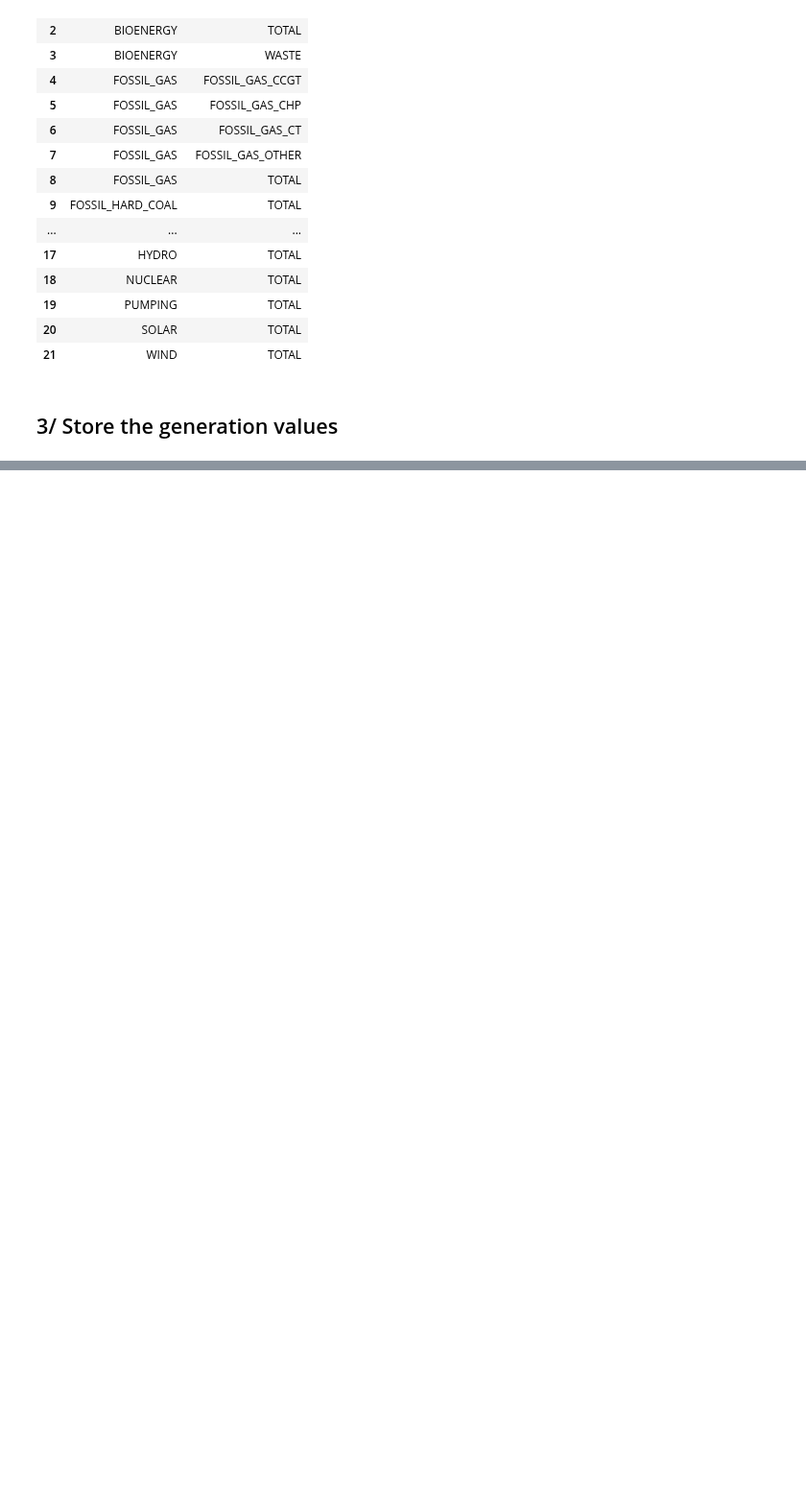
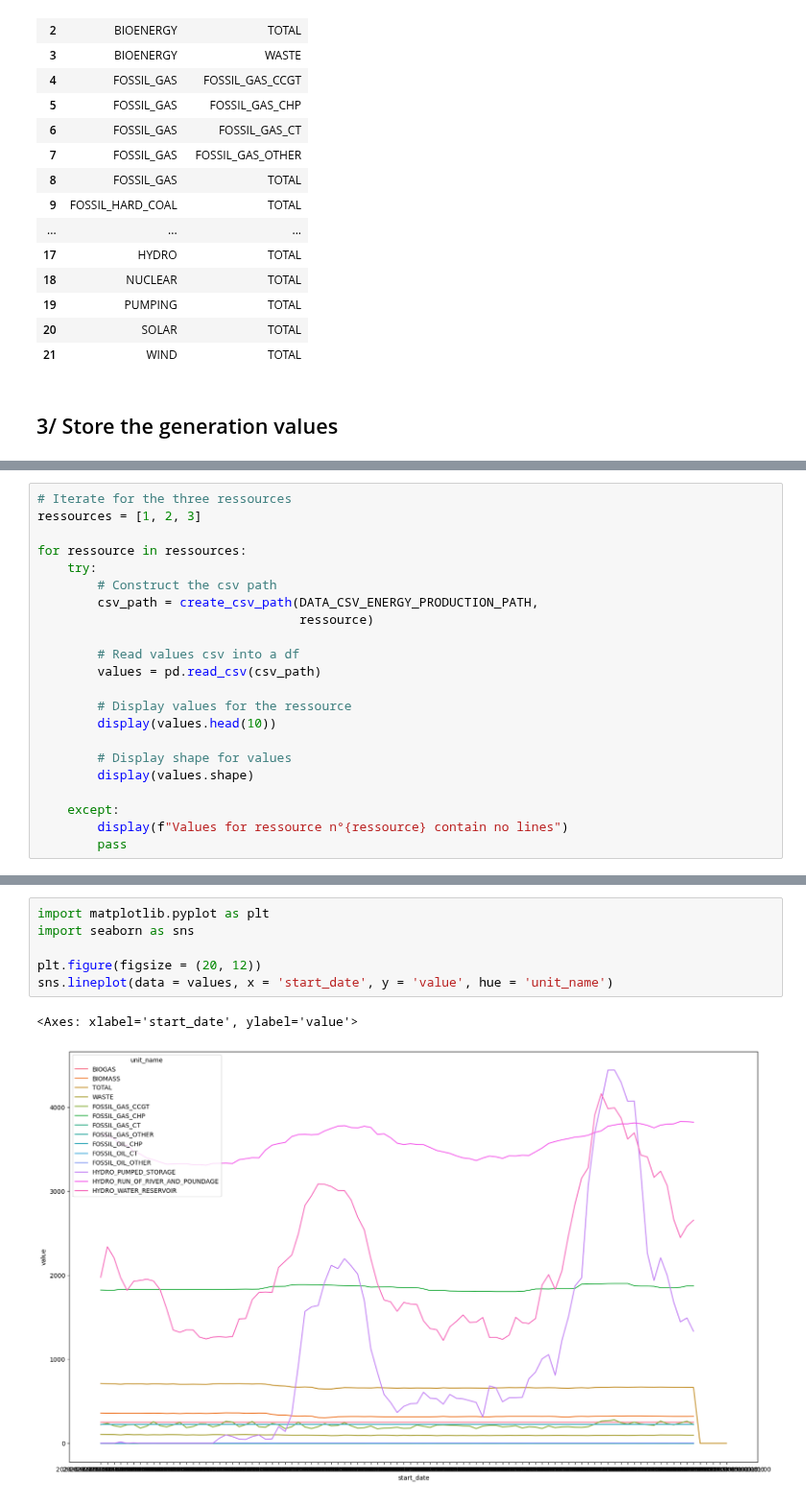
Before and after one commit to DridrM/renewable-energy-forecast, a Jupyter notebook: notebooks/store_data.ipynb, the cells around one changed output, grey strips where cells are left out. Shown at 96% size. Drawn from its saved outputs; the diff is of its cells as text; blank space fills up the shorter version.

Commit message:
Test store_data for the generation values

```diff
--- a/notebooks/store_data.ipynb
+++ b/notebooks/store_data.ipynb
@@ -118,0 +205,22 @@ for ressource in ressources:
+# %%
+# Iterate for the three ressources
+ressources = [1, 2, 3]
+
+for ressource in ressources:
+    try:
+        # Construct the csv path
+        csv_path = create_csv_path(DATA_CSV_ENERGY_PRODUCTION_PATH,
+                                   ressource)
+
+        # Read values csv into a df
+        values = pd.read_csv(csv_path)
+
+        # Display values for the ressource
+        display(values.head(10))
+
+        # Display shape for values
+        display(values.shape)
+
+    except:
+        display(f"Values for ressource n°{ressource} contain no lines")
+        pass
@@ -118,0 +253,9 @@ for ressource in ressources:
+# %%
+import matplotlib.pyplot as plt
+import seaborn as sns
+
+plt.figure(figsize = (20, 12))
+sns.lineplot(data = values, x = 'start_date', y = 'value', hue = 'unit_name')
+# %% [output]
+<Axes: xlabel='start_date', ylabel='value'>
+[figure, added]
```
Also changed, not shown: parts of 7 cells of this notebook, 5 other files.
